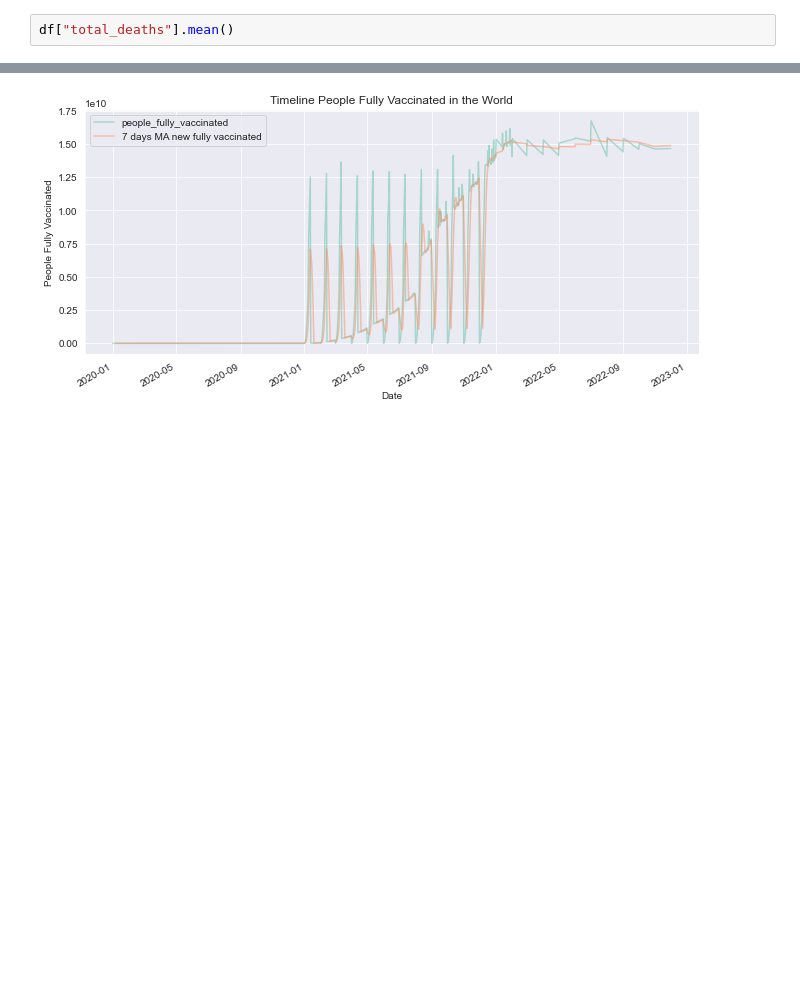
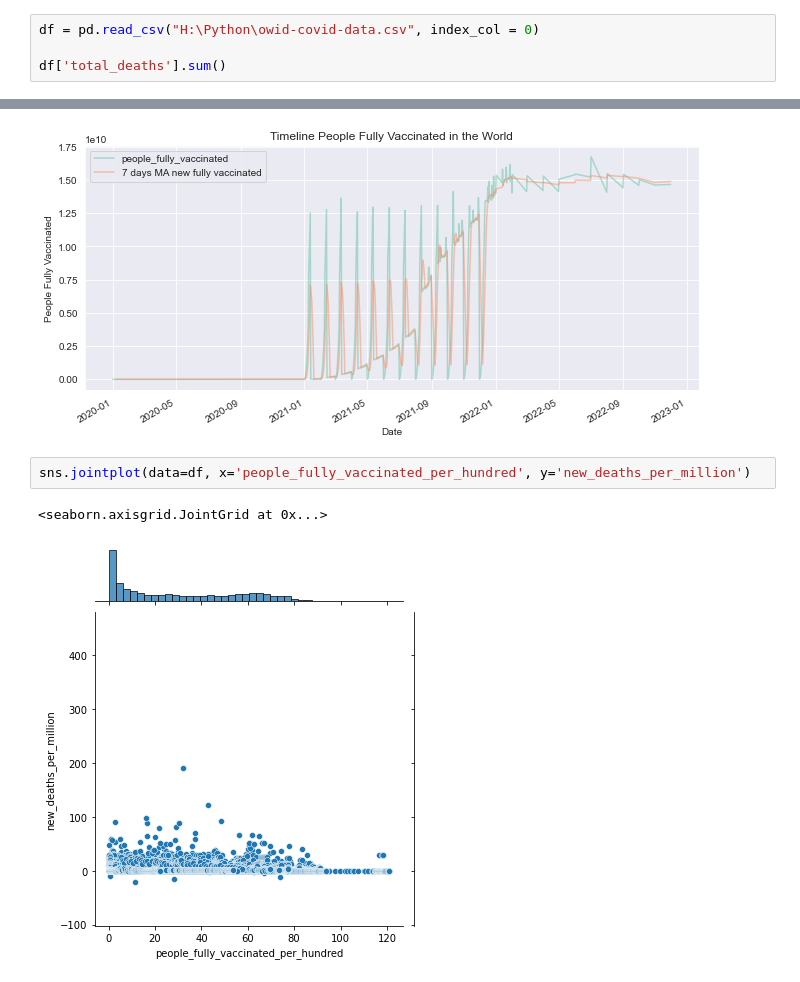
Before and after one commit to Alant84/-UCDPA_AlanTarpey-, a Jupyter notebook: Daily Omicron (COVID-19 Dataset).ipynb, the cells around one changed output, grey strips where cells are left out. Saved outputs shown, nothing was run; the diff lists cells and outputs as text; blank space fills up the shorter version.

Commit message:
New Graphs added

```diff
--- a/Daily Omicron (COVID-19 Dataset).ipynb
+++ b/Daily Omicron (COVID-19 Dataset).ipynb
@@ -516,5 +516,7 @@ print(Lst[::])
 # %% [output]
 [50, 70, 30, 20, 90, 10, 50]
 # %%
-df["total_deaths"].mean()
+df = pd.read_csv("H:\Python\owid-covid-data.csv", index_col = 0)
+
+df['total_deaths'].sum()
 # %% [output]
@@ -789,3 +791,8 @@ plt.ylabel('People Fully Vaccinated')
 # %% [output]
 Text(0, 0.5, 'People Fully Vaccinated')
 [figure]
+# %%
+sns.jointplot(data=df, x='people_fully_vaccinated_per_hundred', y='new_deaths_per_million')
+# %% [output]
+<seaborn.axisgrid.JointGrid at 0x...>
+[figure, added]
```
Also changed, not shown: parts of 14 cells of this notebook.
